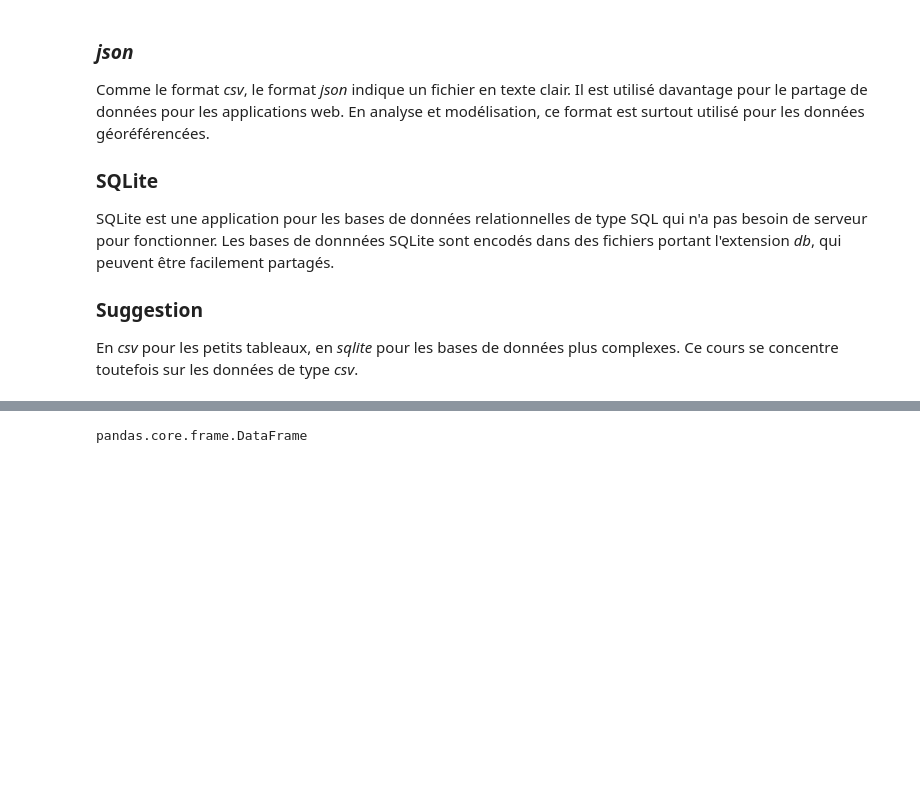
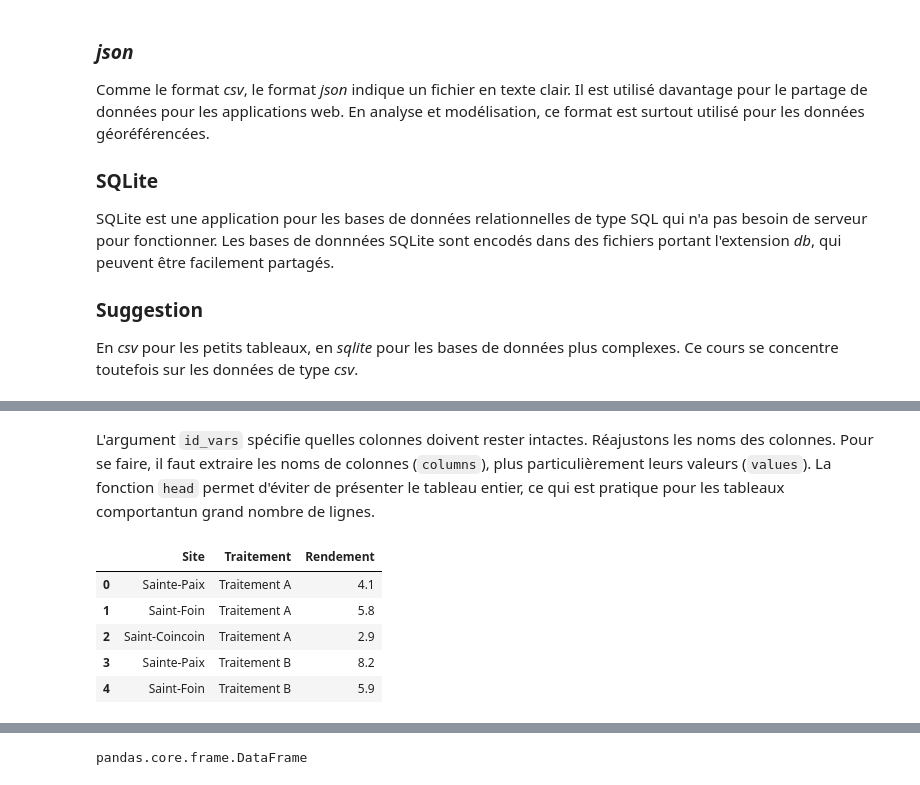
Before and after one commit to essicolo/ecologie-mathematique-Py, a Jupyter notebook: 3_Donnees/3_data.ipynb, the cells around one changed output, grey strips where cells are left out. Saved outputs shown, nothing was run; the diff lists cells and outputs as text; code cells hidden in the pictures; blank space fills up the shorter version.

```diff
--- a/3_Donnees/3_data.ipynb
+++ b/3_Donnees/3_data.ipynb
@@ -193,0 +234,12 @@ df = pd.read_csv('http://vincentarelbundock.github.io/Rdatasets/csv/ggplot2/diam
+# %% [markdown]
+L'argument `id_vars` spécifie quelles colonnes doivent rester intactes. Réajustons les noms des colonnes. Pour se faire, il faut extraire les noms de colonnes (`columns`), plus particulièrement leurs valeurs (`values`). La fonction `head` permet d'éviter de présenter le tableau entier, ce qui est pratique pour les tableaux comportantun grand nombre de lignes.
+# %%
+df1_tidy.columns.values[[1, 2]] = ['Traitement', 'Rendement']
+df1_tidy.head()
+# %% [output]
+|  | Site | Traitement | Rendement |
+| 0 | Sainte-Paix | Traitement A | 4.1 |
+| 1 | Saint-Foin | Traitement A | 5.8 |
+| 2 | Saint-Coincoin | Traitement A | 2.9 |
+| 3 | Sainte-Paix | Traitement B | 8.2 |
+| 4 | Saint-Foin | Traitement B | 5.9 |
```
Also changed, not shown: parts of 14 cells of this notebook, 2 other files.
